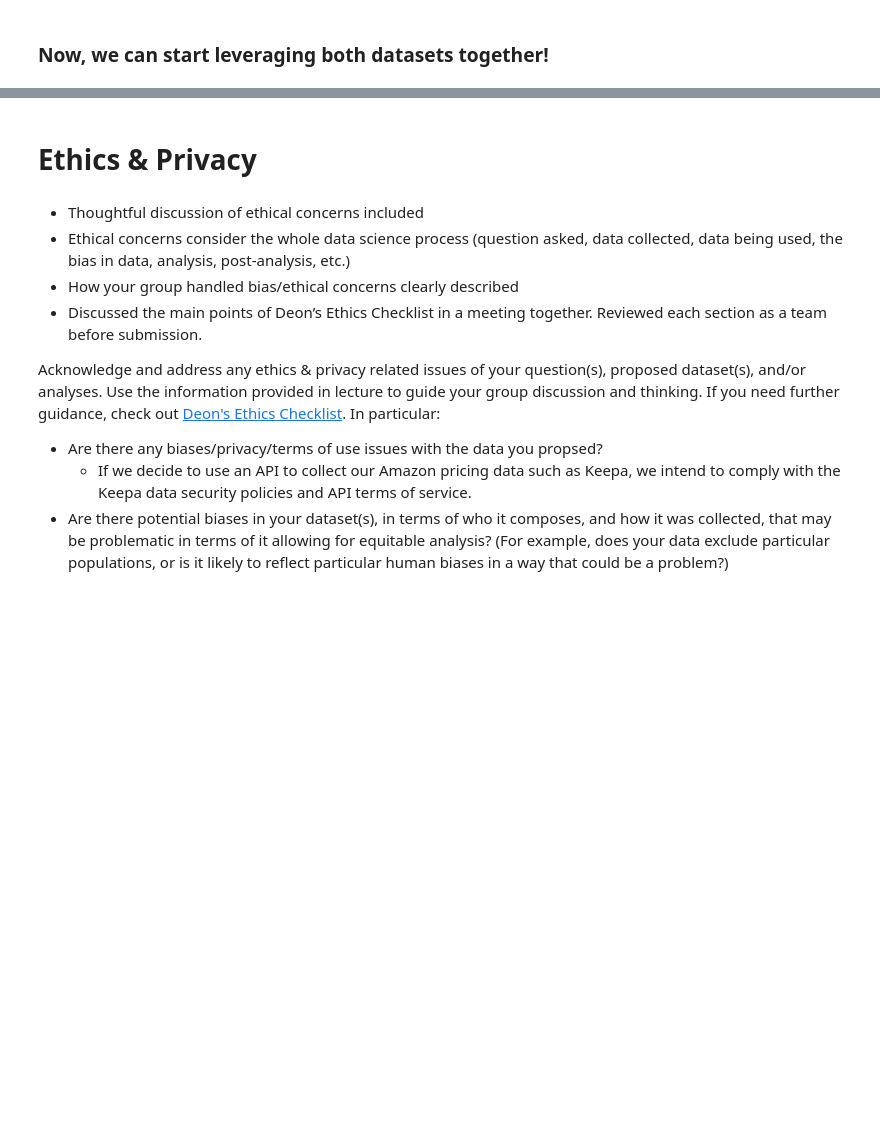
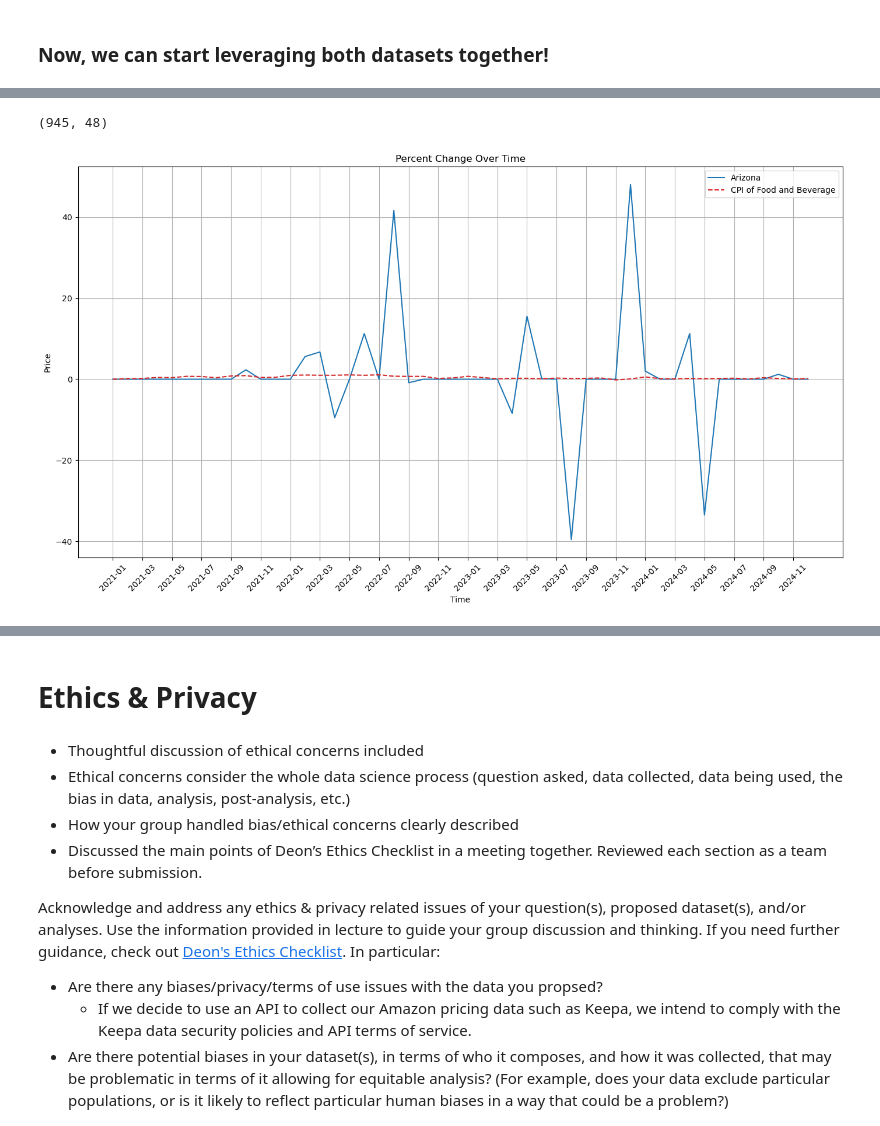
Before and after one commit to domwrm/Amazon-Pricing-Anlysis, a Jupyter notebook: EDACheckpoint_Group031_WI25.ipynb, the cells around one changed output, grey strips where cells are left out. Cells and saved outputs as stored; diff of their text form; code cells hidden in the pictures; blank space fills up the shorter version.

```diff
--- a/EDACheckpoint_Group031_WI25.ipynb
+++ b/EDACheckpoint_Group031_WI25.ipynb
@@ -773,8 +792,10 @@ As shown, our CPI and Keepa data do not have the same format which would might l
 # %%
 # Redefine the percentage transform function to take care of the new CPI without assigning a path
 def cpi_perc(df):
+    df = df.apply(pd.to_numeric, errors='coerce')
     df = df.pct_change(axis=1) * 100  ## Calculate percentage difference across columns
     df.iloc[:, 0] = 0  ## Set first column to 0 (since there's no previous month)
+    df = df.drop(df.columns[48], axis=1, inplace=False)  ## Set first column to 0 (since there's no previous month)
     return df.round(2)  ## Round to 2 decimal places for tidiness
 
 def style_transform(df):
@@ -832,0 +853,42 @@ Some more words and stuff.  Remember notebooks work best if you interleave the c
+# %%
+grocery_perc_diff.shape
+# %% [output]
+(945, 48)
+# %%
+#fetch arizona ice tea from dataframe & manipulate
+arizona = grocery_and_foods[grocery_and_foods["asin"] == "B08JM7ZX2M"]
+arizona = arizona.iloc[:, 2:]
+
+# Replace inf and NaN with 0 where the previous value was 0
+arizona[arizona.isna() | arizona.isin([float('inf'), -float('inf')])] = 0
+
+arizona_values = arizona.iloc[0, :].astype(float)  # Convert to float
+grocery_values = food_and_bev_perc.iloc[0, :].astype(float)  # Convert to float
+
+dates = arizona.columns  # Use the same dates for both DataFrames
+
+# Create the plot
+plt.figure(figsize=(14, 8))
+
+# Plot Arizona prices (smooth line without markers)
+plt.plot(dates, arizona_values, linestyle="-", color="tab:blue", label="Arizona")
+
+# Plot Grocery and Foods prices (smooth line without markers)
+plt.plot(dates, grocery_values, linestyle="--", color="tab:red", label="CPI of Food and Beverage")
+
+# Customize x-axis ticks (show only some dates)
+selected_dates = dates[::2]  # Show every 2nd date (e.g., Jan, Mar, May, etc.)
+plt.xticks(selected_dates, rotation=45)  # Rotate x-axis labels for better readability
+
+# Add labels and title
+plt.xlabel("Time")
+plt.ylabel("Price")
+plt.title("Percent Change Over Time")
+plt.legend()
+plt.grid(True)
+plt.tight_layout()
+
+# Show the plot
+plt.show()
+# %% [output]
+[figure, added]
```
Also changed, not shown: parts of 14 cells of this notebook.
